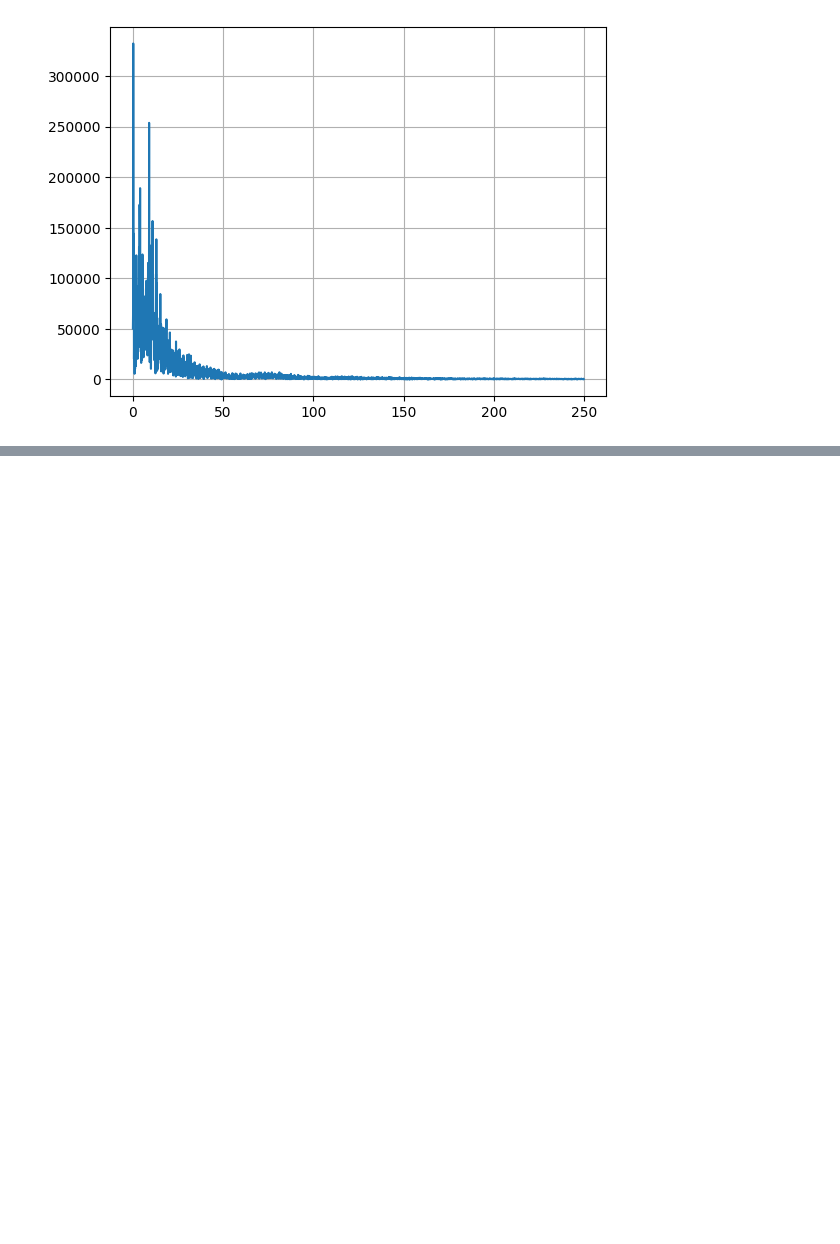
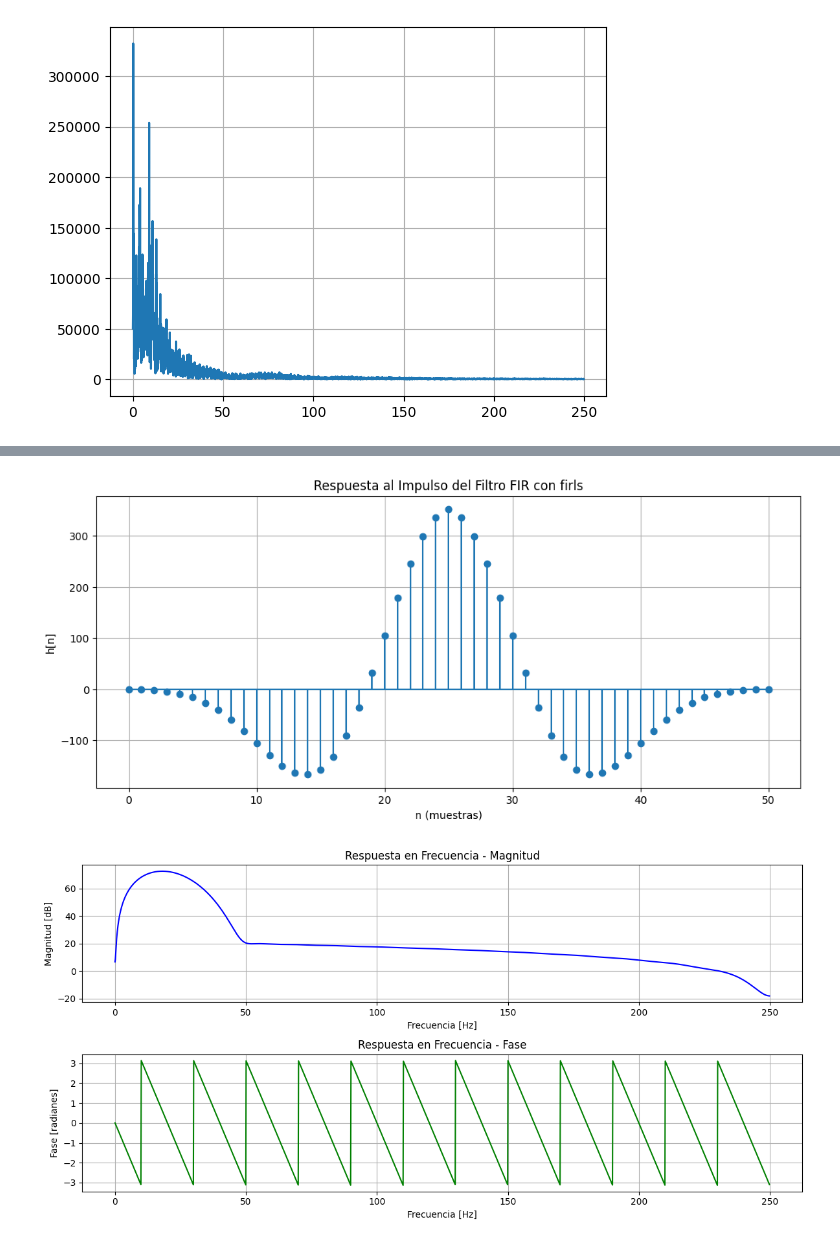
Before and after one commit to PabloCaicedoR/pablocaicedor.github.io, a Jupyter notebook: codigo/PSIM/cod002_Fourier_Transform.ipynb, the cells around one changed output, grey strips where cells are left out. Saved outputs shown, nothing was run; the diff lists cells and outputs as text; code cells hidden in the pictures; blank space fills up the shorter version.

```diff
--- a/codigo/PSIM/cod002_Fourier_Transform.ipynb
+++ b/codigo/PSIM/cod002_Fourier_Transform.ipynb
@@ -82,0 +155,49 @@ plt.grid()
+# %%
+import numpy as np
+import matplotlib.pyplot as plt
+from scipy.signal import firls, freqz
+
+# Parámetros del filtro
+fs = 500  # Frecuencia de muestreo en Hz
+N = 51  # Número de coeficientes del filtro (impar para centrar en cero)
+
+# Definir las bandas y la respuesta deseada
+bands = [0, 0.5, 50, fs / 2]  # Frecuencias en Hz
+desired = [0, 10, 10, 0]  # Pasa-banda de 0.5 Hz a 50 Hz
+
+# Diseñar el filtro FIR con firls
+h_firls = firls(N, bands, desired, fs=fs)
+
+# Calcular la respuesta en frecuencia
+w, H_fir = freqz(h_firls, worN=2048, fs=fs)
+
+# Graficar la respuesta al impulso
+plt.figure(figsize=(12, 5))
+plt.stem(h_firls, basefmt="C0")
+plt.title("Respuesta al Impulso del Filtro FIR con firls")
+plt.xlabel("n (muestras)")
+plt.ylabel("h[n]")
+plt.grid()
+plt.show()
+
+# Graficar la respuesta en frecuencia
+plt.figure(figsize=(12, 6))
+plt.subplot(2, 1, 1)
+plt.plot(w, 20 * np.log10(abs(H_fir)), "b")
+plt.title("Respuesta en Frecuencia - Magnitud")
+plt.xlabel("Frecuencia [Hz]")
+plt.ylabel("Magnitud [dB]")
+plt.grid()
+
+plt.subplot(2, 1, 2)
+plt.plot(w, np.angle(H_fir), "g")
+plt.title("Respuesta en Frecuencia - Fase")
+plt.xlabel("Frecuencia [Hz]")
+plt.ylabel("Fase [radianes]")
+plt.grid()
+
+plt.tight_layout()
+plt.show()
+# %% [output]
+[figure, added]
+[figure, added]
```
Also changed, not shown: parts of 5 cells of this notebook, 15 other files.
